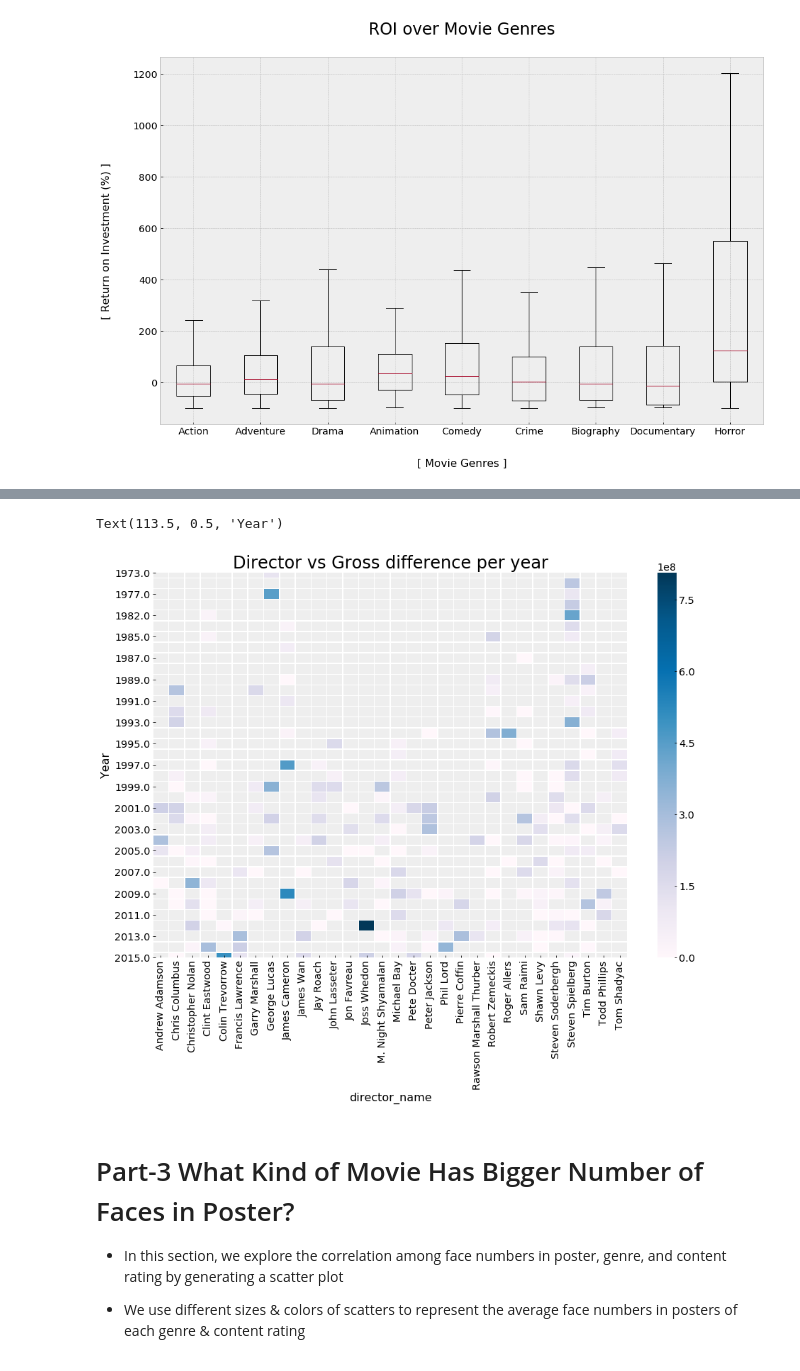
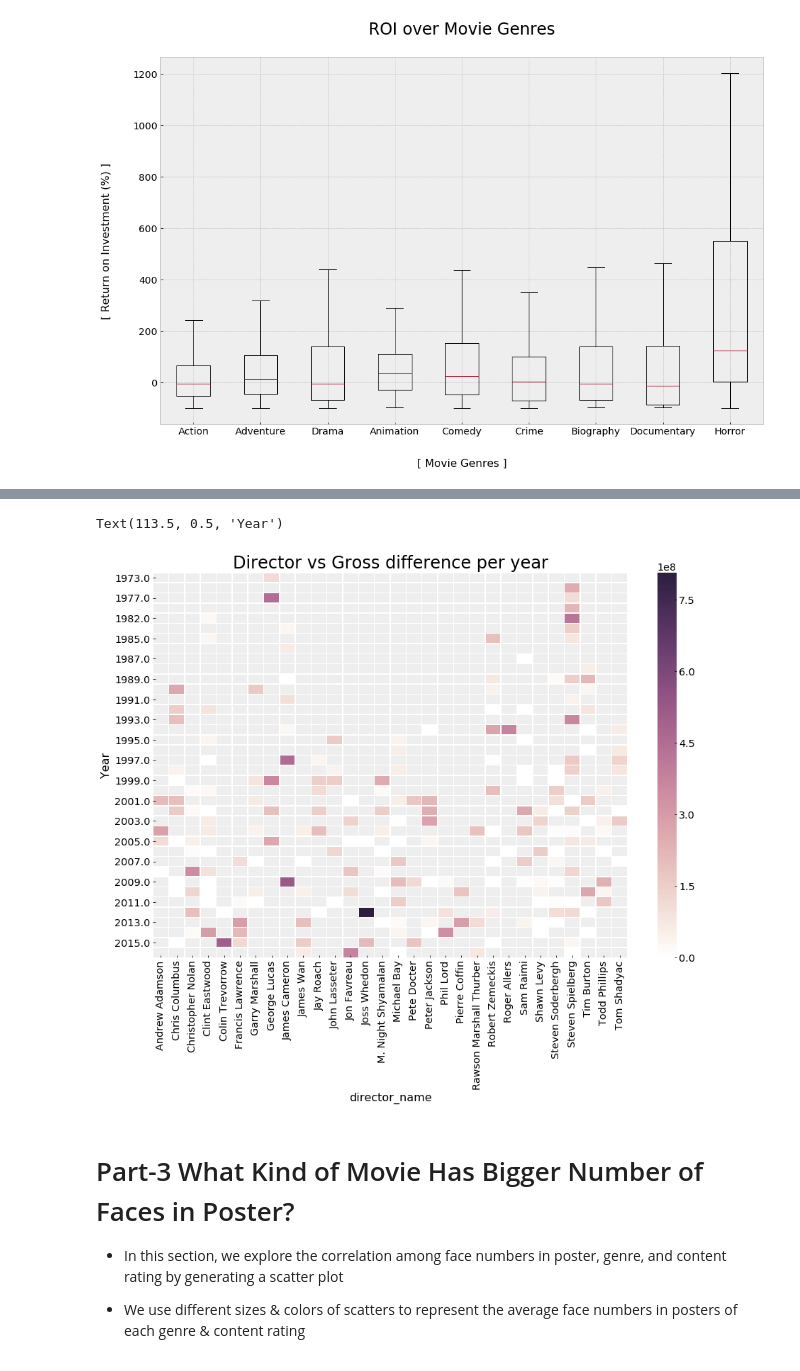
Before and after one commit to thitta/IS590DV-Group-Project, a Jupyter notebook: core.ipynb, the cells around one changed output, grey strips where cells are left out. Saved outputs shown, nothing was run; the diff lists cells and outputs as text; code cells hidden in the pictures.

```diff
--- a/core.ipynb
+++ b/core.ipynb
@@ -204,24 +218,25 @@ Reference: https://github.com/saarvesh/IMDB-Movies-Dataset
 # %%
 df_copy = df.copy().dropna()
 df_copy['diff_gross']=df_copy['gross']-df_copy['budget']
 director_budget = df_copy.groupby(df_copy['director_name'])['diff_gross'].sum()
 direcotr_budget_indx= director_budget.sort_values(ascending= False)[:30].index
 director_budget_pivot= pd.pivot_table(data=df_copy[df_copy['director_name'].isin(direcotr_budget_indx)],
                           index=['title_year'],
                           columns=['director_name'],
                           values= ['diff_gross'],
                           aggfunc='sum')
 director_budget_pivot.head()
 
 plt.subplots(figsize=(15,10))
-sns.heatmap(director_budget_pivot['diff_gross'],vmin=0,annot=False,linewidth=.5,cmap='PuBu')
+cmap = sns.cubehelix_palette(light=1, as_cmap=True)
+sns.heatmap(director_budget_pivot['diff_gross'],vmin=0,annot=False,linewidth=.5,cmap=cmap)
 plt.title('Director vs Gross difference per year')
 plt.ylabel('Year')
 
 # ========================= END OF SECTION =========================
 # %% [output]
 Text(113.5, 0.5, 'Year')
-[figure, old version]
+[figure, new version]
 # %% [markdown]
 # Part-3 What Kind of Movie Has Bigger Number of Faces in Poster?
 
```
Also changed, not shown: parts of 6 cells of this notebook.
